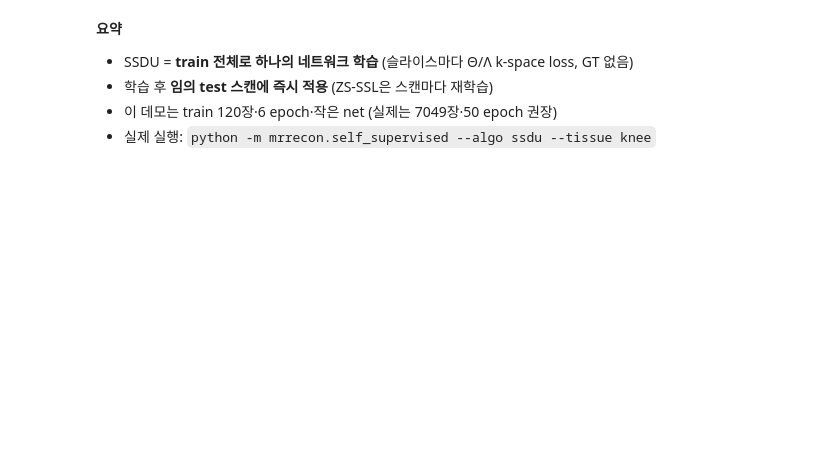
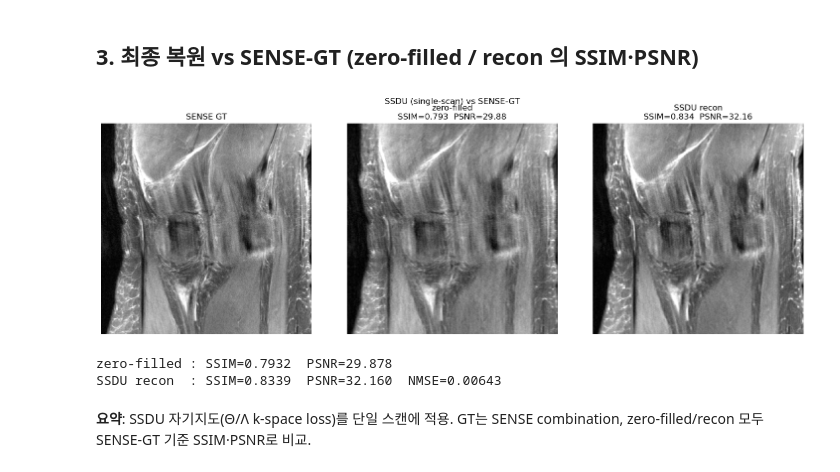
Before and after one commit to sonwonjun103/MRIreconstruction, a Jupyter notebook: ssdu_demo.ipynb, the cells around one changed output. Saved outputs shown, nothing was run; the diff lists cells and outputs as text; code cells hidden in the pictures; blank space fills up the shorter version.

```diff
--- a/ssdu_demo.ipynb
+++ b/ssdu_demo.ipynb
@@ -91,19 +111,18 @@ SSDU는 한 번 학습하면 **임의의 test 스캔에 바로 적용**(추가
+# %% [markdown]
+## 3. 최종 복원 vs SENSE-GT (zero-filled / recon 의 SSIM·PSNR)
 # %%
-model.eval()
-tf=test_files[len(test_files)//2]
-k,s,r=read_slice(tf,crop_size=cfg.crop_size)
-om=undersampling_mask(k.shape[1:],cfg.acc_rate,cfg.acs_lines,cfg.mask_type,rng=np.random.default_rng(7),vds_power=cfg.vds_power)
-ref,zf,rec=recon_unrolled(model,k,s,om,dev); m=rss_metrics(r,rec,crop_fn=center_crop)
-rc=center_crop(np.abs(rec)); rr=center_crop(r); zfc=center_crop(np.abs(zf))
+mr,mz,rec,ref,zfb=eval_sense(model)
+gtc=center_crop(ref); zc=center_crop(np.abs(zfb)); rc=center_crop(np.abs(rec))
 fig,ax=plt.subplots(1,3,figsize=(15,5))
-ax[0].imshow(rr,cmap='gray',vmax=0.6*rr.max()); ax[0].set_title('RSS GT'); ax[0].axis('off')
-ax[1].imshow(zfc,cmap='gray',vmax=0.6*zfc.max()); ax[1].set_title('zero-filled'); ax[1].axis('off')
-ax[2].imshow(match_scale(rr,rc),cmap='gray',vmax=0.6*rr.max()); ax[2].set_title(f'SSDU recon\nSSIM={m["ssim"]:.3f} PSNR={m["psnr"]:.2f}'); ax[2].axis('off')
-plt.suptitle(f'SSDU on test slice {tf.split(chr(47))[-1]}'); plt.tight_layout(); plt.show()
-print(f'test SSDU: SSIM={m["ssim"]:.4f} PSNR={m["psnr"]:.3f} NMSE={m["nmse"]:.5f}')
+ax[0].imshow(gtc,cmap='gray',vmax=0.6*gtc.max()); ax[0].set_title('SENSE GT'); ax[0].axis('off')
+ax[1].imshow(match_scale(gtc,zc),cmap='gray',vmax=0.6*gtc.max()); ax[1].set_title(f'zero-filled\nSSIM={mz["ssim"]:.3f}  PSNR={mz["psnr"]:.2f}'); ax[1].axis('off')
+ax[2].imshow(match_scale(gtc,rc),cmap='gray',vmax=0.6*gtc.max()); ax[2].set_title(f'SSDU recon\nSSIM={mr["ssim"]:.3f}  PSNR={mr["psnr"]:.2f}'); ax[2].axis('off')
+plt.suptitle('SSDU (single-scan) vs SENSE-GT'); plt.tight_layout(); plt.show()
+print(f'zero-filled : SSIM={mz["ssim"]:.4f}  PSNR={mz["psnr"]:.3f}')
+print(f'SSDU recon  : SSIM={mr["ssim"]:.4f}  PSNR={mr["psnr"]:.3f}  NMSE={mr["nmse"]:.5f}')
+# %% [output]
+[figure, added]
+zero-filled : SSIM=0.7932  PSNR=29.878
+SSDU recon  : SSIM=0.8339  PSNR=32.160  NMSE=0.00643
-# %% [markdown]
-**요약**
-- SSDU = **train 전체로 하나의 네트워크 학습** (슬라이스마다 Θ/Λ k-space loss, GT 없음)
-- 학습 후 **임의 test 스캔에 즉시 적용** (ZS-SSL은 스캔마다 재학습)
-- 이 데모는 train 120장·6 epoch·작은 net (실제는 7049장·50 epoch 권장)
-- 실제 실행: `python -m mrrecon.self_supervised --algo ssdu --tissue knee`
+# %% [markdown]
+**요약**: SSDU 자기지도(Θ/Λ k-space loss)를 단일 스캔에 적용. GT는 SENSE combination, zero-filled/recon 모두 SENSE-GT 기준 SSIM·PSNR로 비교.
```
Also changed, not shown: parts of 15 cells of this notebook, 1 other file.
